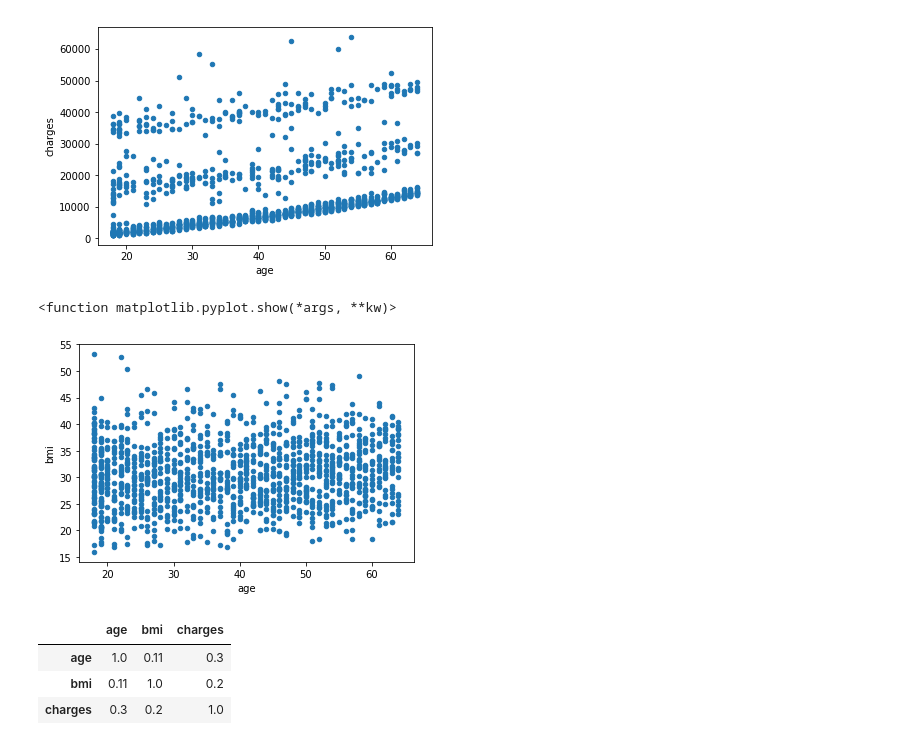
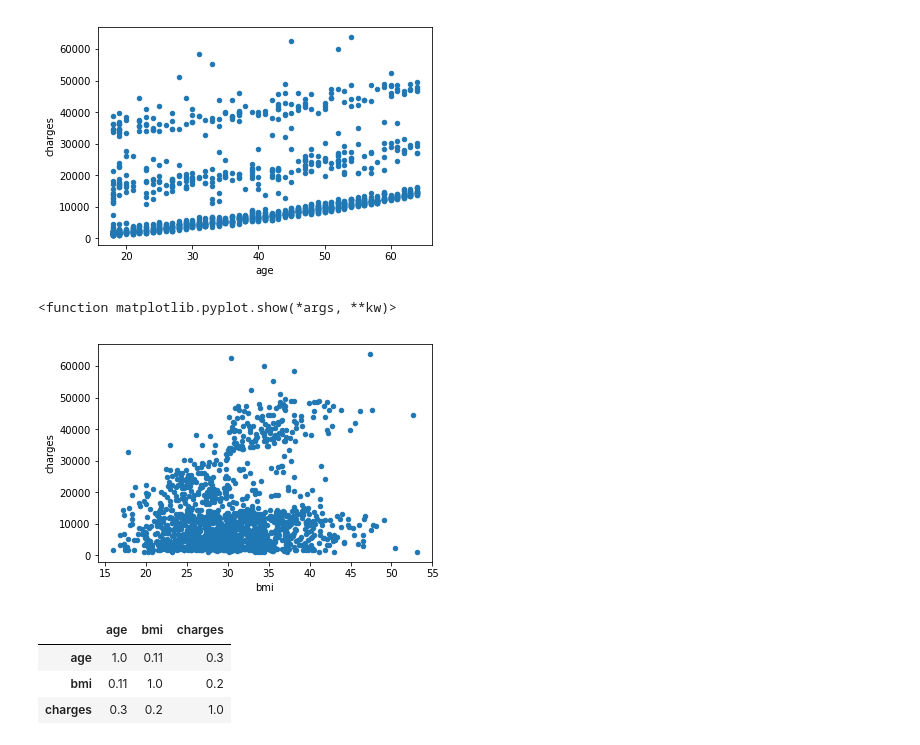
Before and after one commit to crescentfluff/pdb, a Jupyter notebook: Dataset Tutorial 2/notebook/Basic Statistic.ipynb, the cells around one changed output. Drawn from its saved outputs; the diff is of its cells as text; code cells hidden in the pictures.

```diff
--- a/Dataset Tutorial 2/notebook/Basic Statistic.ipynb
+++ b/Dataset Tutorial 2/notebook/Basic Statistic.ipynb
@@ -62,11 +62,11 @@ plot.show
 <function matplotlib.pyplot.show(*args, **kw)>
 [figure]
 # %%
-insr2.plot(x='age', y='bmi', kind='scatter')
+insr2.plot(x='bmi', y='charges', kind='scatter')
 plot.show
 # %% [output]
 <function matplotlib.pyplot.show(*args, **kw)>
-[figure, old version]
+[figure, new version]
 # %%
 corcol = insr2[['age', 'bmi', 'charges']]
 
```
Also changed, not shown: parts of 1 cell of this notebook.
